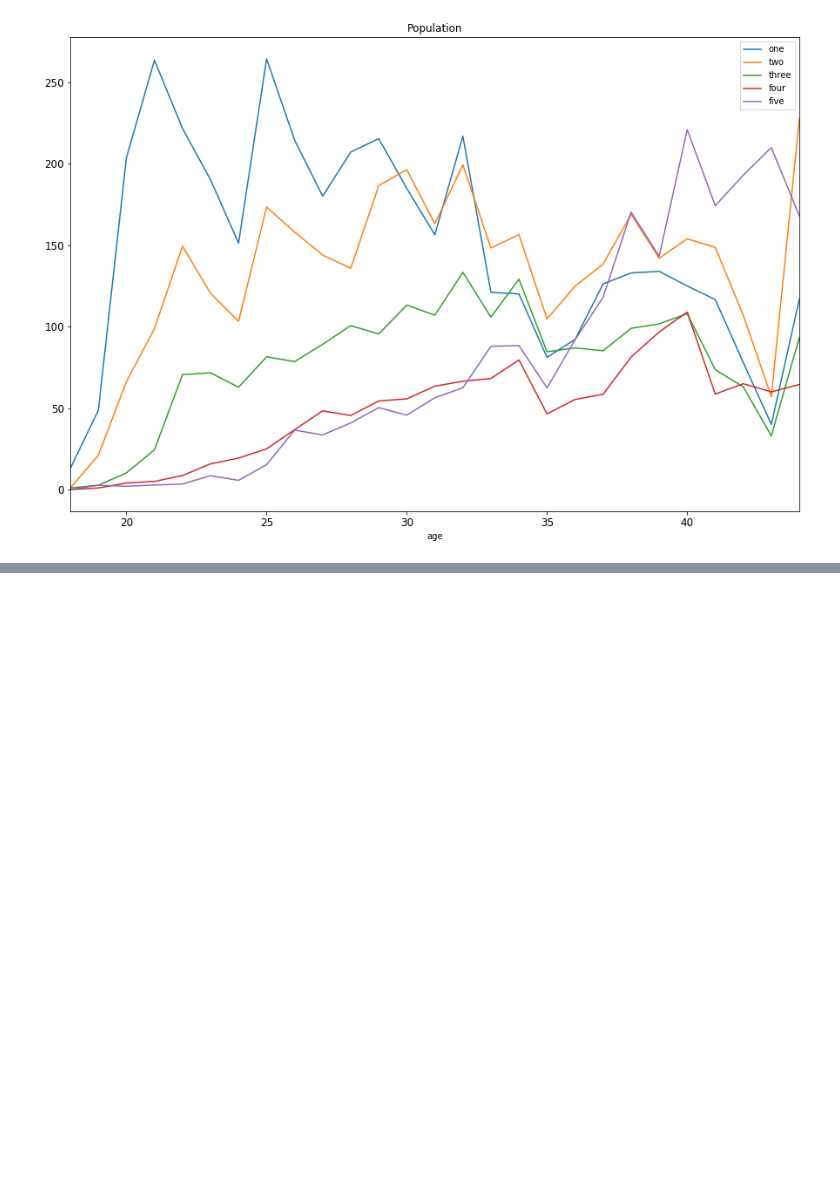
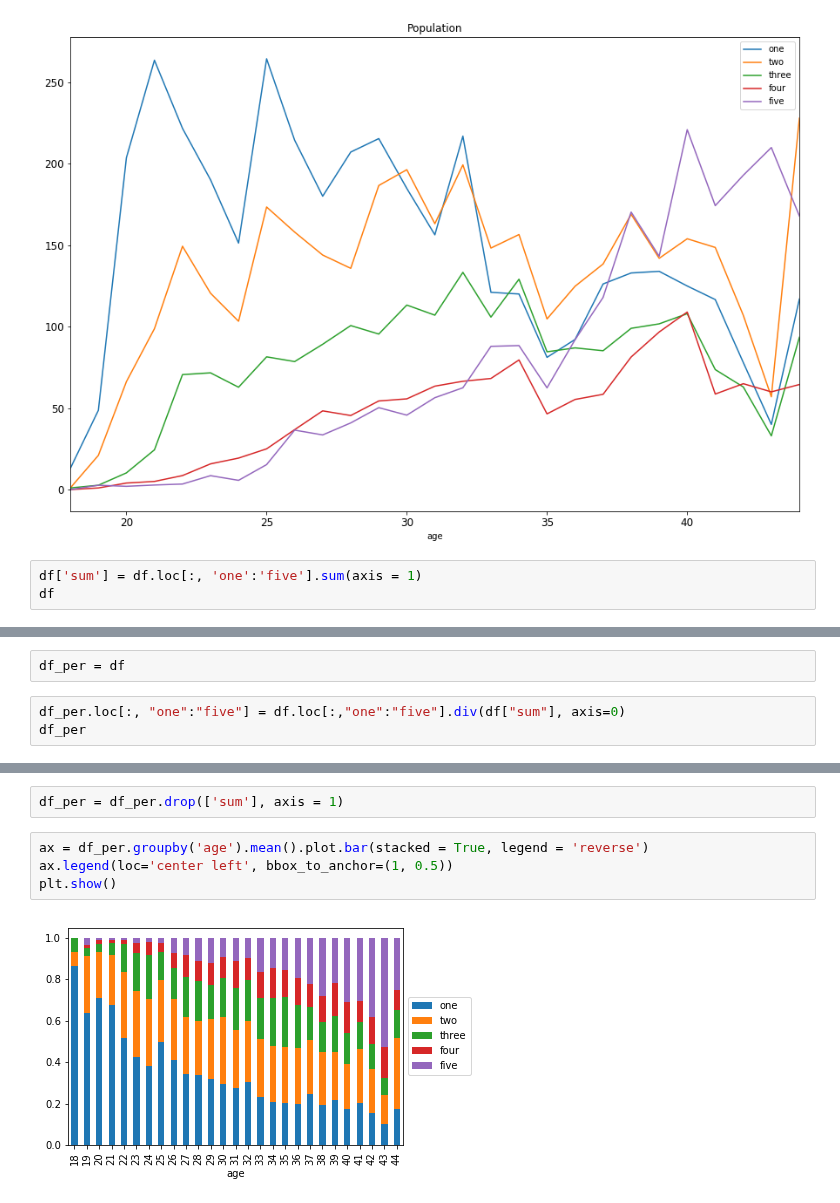
Before and after one commit to qxu1994/Two-word-stage, a Jupyter notebook: LeeWongLeung.ipynb, the cells around one changed output, grey strips where cells are left out. Cells and saved outputs as stored; diff of their text form; blank space fills up the shorter version.

Commit message:
proportion figure

```diff
--- a/LeeWongLeung.ipynb
+++ b/LeeWongLeung.ipynb
@@ -39,3 +43,6 @@ plt.show()
 # %% [output]
 <matplotlib.figure.Figure at 0x...>
 [figure]
+# %%
+df['sum'] = df.loc[:, 'one':'five'].sum(axis = 1)
+df
@@ -41,0 +68,5 @@ plt.show()
+# %%
+df_per = df
+# %%
+df_per.loc[:, "one":"five"] = df.loc[:,"one":"five"].div(df["sum"], axis=0)
+df_per
@@ -41,0 +92,8 @@ plt.show()
+# %%
+df_per = df_per.drop(['sum'], axis = 1)
+# %%
+ax = df_per.groupby('age').mean().plot.bar(stacked = True, legend = 'reverse')
+ax.legend(loc='center left', bbox_to_anchor=(1, 0.5))
+plt.show()
+# %% [output]
+[figure, added]
```
Also changed, not shown: parts of 11 cells of this notebook.
